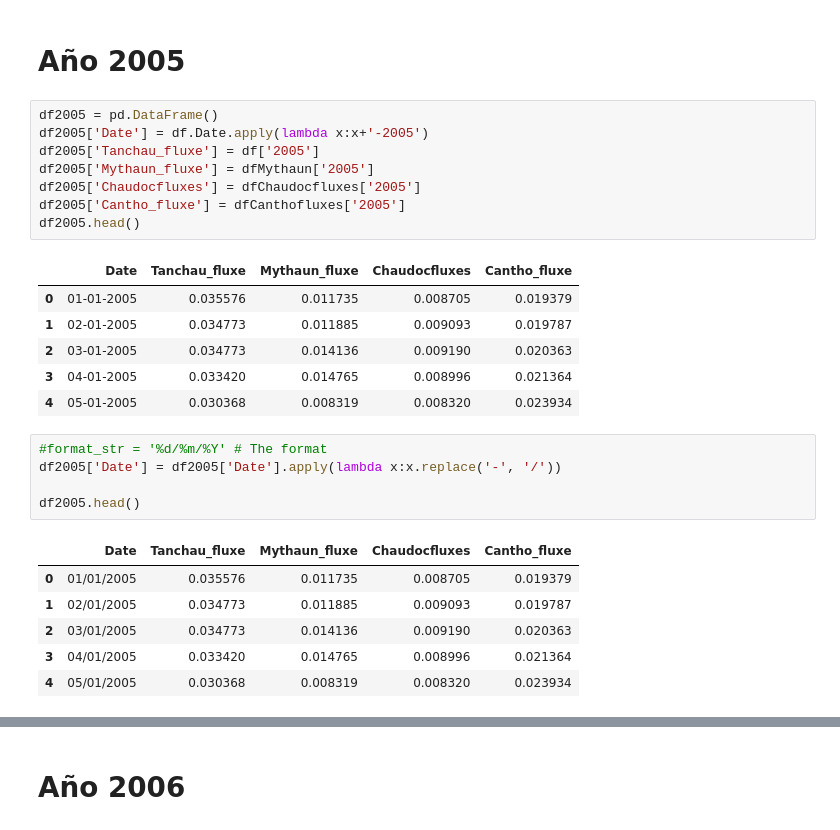
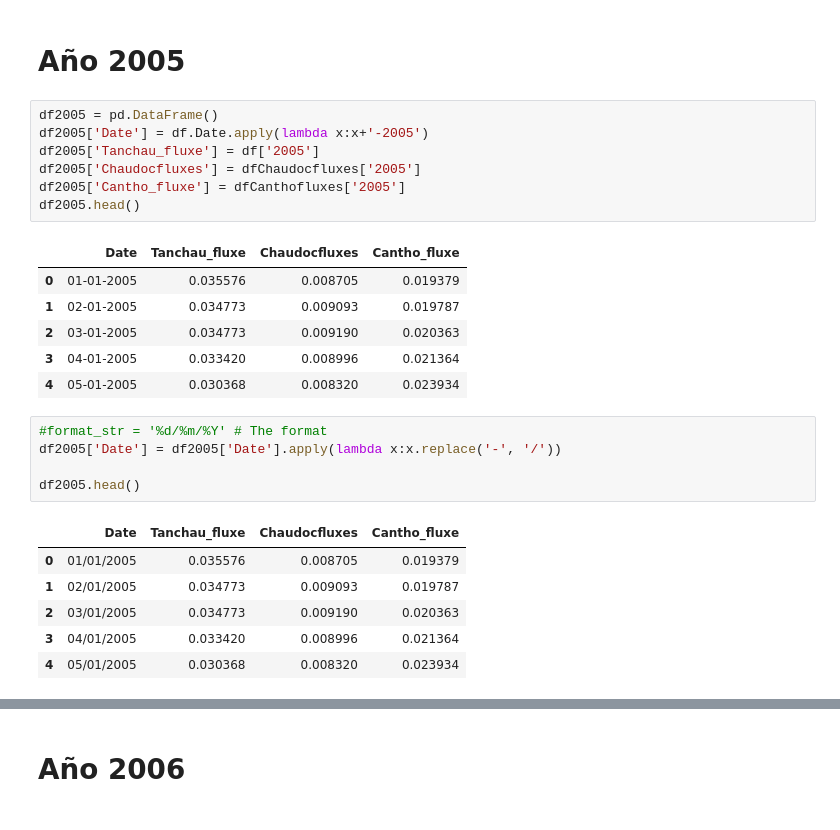
Before and after one commit to kaaiik/Proyecto-final, a Jupyter notebook: notebook/mekong.ipynb, the cells around one changed output, grey strips where cells are left out. Cells and saved outputs as stored; diff of their text form.

```diff
--- a/notebook/mekong.ipynb
+++ b/notebook/mekong.ipynb
@@ -115,27 +104,26 @@ dfCanthofluxes.head()
 # %%
 df2005 = pd.DataFrame()
 df2005['Date'] = df.Date.apply(lambda x:x+'-2005')
 df2005['Tanchau_fluxe'] = df['2005']
-df2005['Mythaun_fluxe'] = dfMythaun['2005']
 df2005['Chaudocfluxes'] = dfChaudocfluxes['2005']
 df2005['Cantho_fluxe'] = dfCanthofluxes['2005']
 df2005.head()
 # %% [output]
-|  | Date | Tanchau_fluxe | Mythaun_fluxe | Chaudocfluxes | Cantho_fluxe |
-| 0 | 01-01-2005 | 0.035576 | 0.011735 | 0.008705 | 0.019379 |
-| 1 | 02-01-2005 | 0.034773 | 0.011885 | 0.009093 | 0.019787 |
-| 2 | 03-01-2005 | 0.034773 | 0.014136 | 0.009190 | 0.020363 |
-| 3 | 04-01-2005 | 0.033420 | 0.014765 | 0.008996 | 0.021364 |
-| 4 | 05-01-2005 | 0.030368 | 0.008319 | 0.008320 | 0.023934 |
+|  | Date | Tanchau_fluxe | Chaudocfluxes | Cantho_fluxe |
+| 0 | 01-01-2005 | 0.035576 | 0.008705 | 0.019379 |
+| 1 | 02-01-2005 | 0.034773 | 0.009093 | 0.019787 |
+| 2 | 03-01-2005 | 0.034773 | 0.009190 | 0.020363 |
+| 3 | 04-01-2005 | 0.033420 | 0.008996 | 0.021364 |
+| 4 | 05-01-2005 | 0.030368 | 0.008320 | 0.023934 |
 # %%
 #format_str = '%d/%m/%Y' # The format
 df2005['Date'] = df2005['Date'].apply(lambda x:x.replace('-', '/'))
 
 df2005.head()
 # %% [output]
-|  | Date | Tanchau_fluxe | Mythaun_fluxe | Chaudocfluxes | Cantho_fluxe |
-| 0 | 01/01/2005 | 0.035576 | 0.011735 | 0.008705 | 0.019379 |
-| 1 | 02/01/2005 | 0.034773 | 0.011885 | 0.009093 | 0.019787 |
-| 2 | 03/01/2005 | 0.034773 | 0.014136 | 0.009190 | 0.020363 |
-| 3 | 04/01/2005 | 0.033420 | 0.014765 | 0.008996 | 0.021364 |
-| 4 | 05/01/2005 | 0.030368 | 0.008319 | 0.008320 | 0.023934 |
+|  | Date | Tanchau_fluxe | Chaudocfluxes | Cantho_fluxe |
+| 0 | 01/01/2005 | 0.035576 | 0.008705 | 0.019379 |
+| 1 | 02/01/2005 | 0.034773 | 0.009093 | 0.019787 |
+| 2 | 03/01/2005 | 0.034773 | 0.009190 | 0.020363 |
+| 3 | 04/01/2005 | 0.033420 | 0.008996 | 0.021364 |
+| 4 | 05/01/2005 | 0.030368 | 0.008320 | 0.023934 |
```
Also changed, not shown: parts of 49 cells of this notebook, 1 other file.
